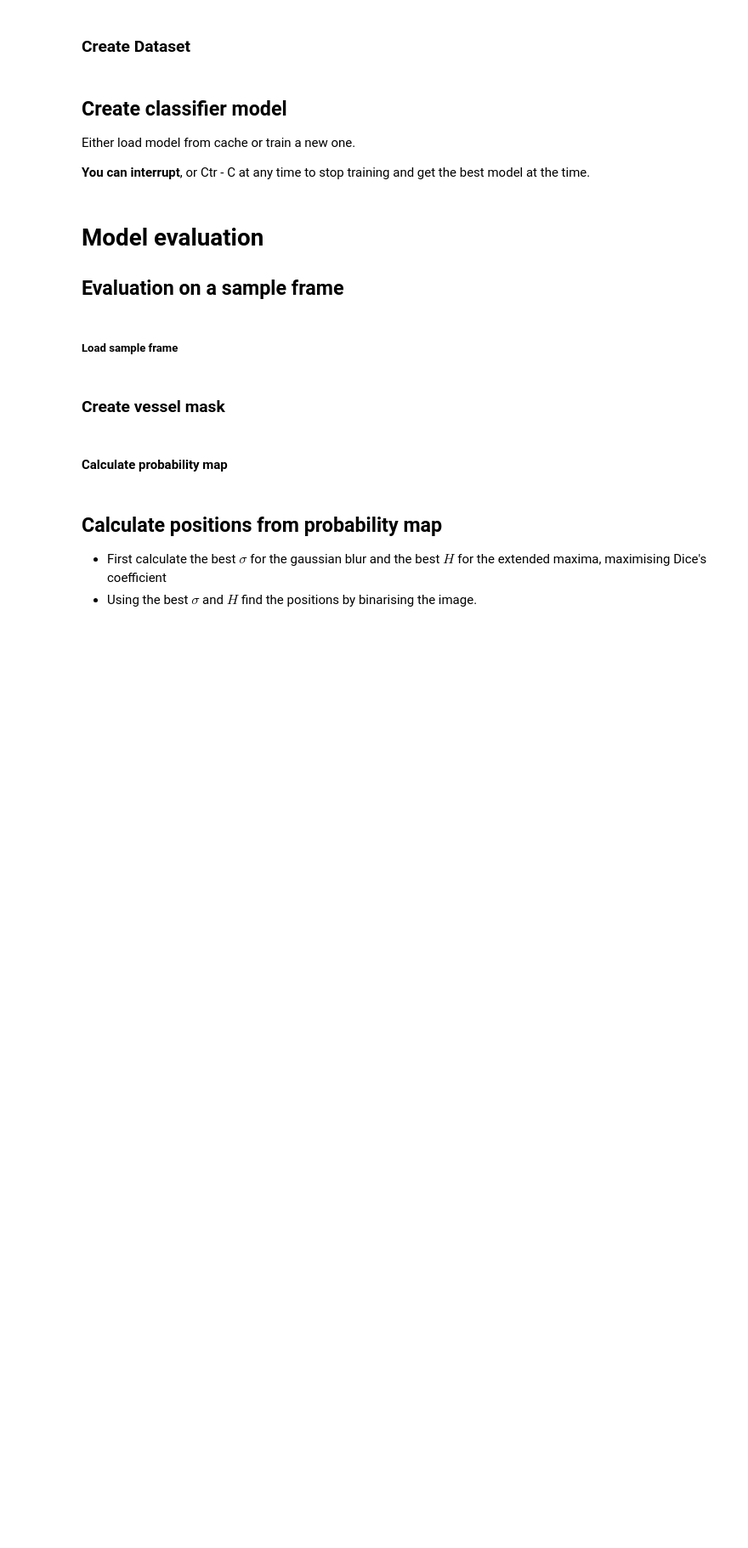
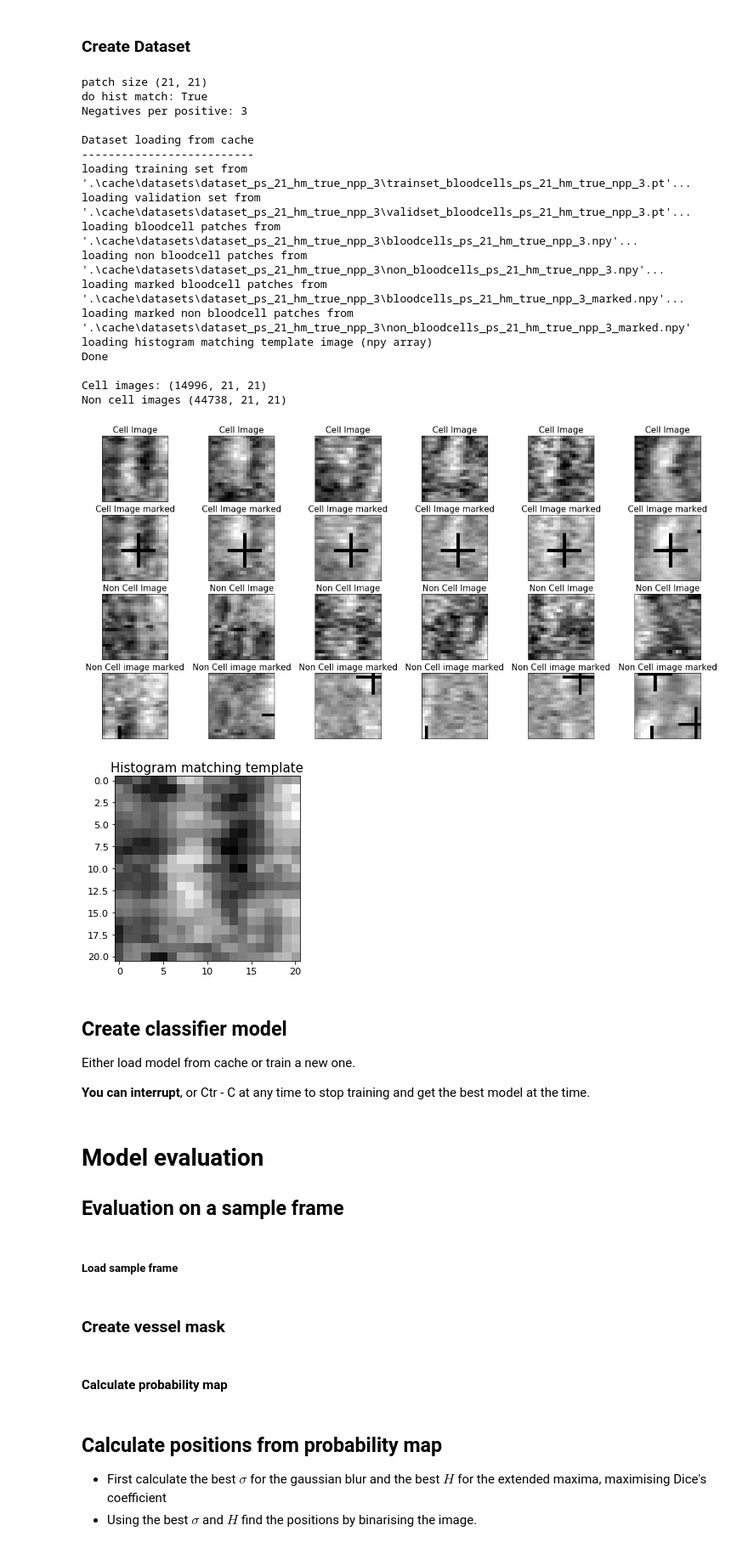
Before and after one commit to cchadj/cell-tracking-ucl-thesis, a Jupyter notebook: blood-cell-classification.ipynb, the cells around one changed output. Shown at 85% size. Drawn from its saved outputs; the diff is of its cells as text; code cells hidden in the pictures; blank space fills up the shorter version.

```diff
--- a/blood-cell-classification.ipynb
+++ b/blood-cell-classification.ipynb
@@ -75,33 +80,64 @@ for ax in axes.flatten():
         which='both',
         left=False,
         right=False,
         labelleft=False,
         bottom=False,
         top=False,
         labelbottom=False)
 
 plt.rcParams['axes.titlesize'] = 15
+for ax in axes.flatten():
+    ax.tick_params(
+        axis='both',
+        which='both',
+        left=False,
+        right=False,
+        labelleft=False,
+        bottom=False,
+        top=False,
+        labelbottom=False)
+
 for i, ax in enumerate(axes[0, :]):
     ax.imshow(cell_images[i], cmap='gray')
     ax.set_title('Cell Image')
 
 
 for i, ax in enumerate(axes[1, :]):
     axes[1, i].imshow(cell_images_marked[i], cmap='gray')
     ax.set_title('Cell Image marked')
 
 for i, ax in enumerate(axes[2, :]):
     ax.imshow(non_cell_images[i], cmap='gray')
     ax.set_title('Non Cell Image')
 
 for i, ax in enumerate(axes[3, :]):
     ax.imshow(non_cell_images_marked[i], cmap='gray')
     ax.set_title('Non Cell image marked')
 
 if do_hist_match:
     plt.figure()
     plt.imshow(hist_match_template, cmap='gray')
     plt.title('Histogram matching template')
+# %% [output]
+patch size (21, 21)
+do hist match: True
+Negatives per positive: 3
+
+Dataset loading from cache
+--------------------------
+loading training set from '.\cache\datasets\dataset_ps_21_hm_true_npp_3\trainset_bloodcells_ps_21_hm_true_npp_3.pt'...
+loading validation set from '.\cache\datasets\dataset_ps_21_hm_true_npp_3\validset_bloodcells_ps_21_hm_true_npp_3.pt'...
+loading bloodcell patches from '.\cache\datasets\dataset_ps_21_hm_true_npp_3\bloodcells_ps_21_hm_true_npp_3.npy'...
+loading non bloodcell patches from '.\cache\datasets\dataset_ps_21_hm_true_npp_3\non_bloodcells_ps_21_hm_true_npp_3.npy'...
+loading marked bloodcell patches from '.\cache\datasets\dataset_ps_21_hm_true_npp_3\bloodcells_ps_21_hm_true_npp_3_marked.npy'...
+loading marked non bloodcell patches from '.\cache\datasets\dataset_ps_21_hm_true_npp_3\non_bloodcells_ps_21_hm_true_npp_3_marked.npy'
+loading histogram matching template image (npy array)
+Done
+
+Cell images: (14996, 21, 21)
+Non cell images (44738, 21, 21)
+[figure, added]
+[figure, added]
 # %% [markdown]
 ##  Create classifier model
 Either load model from cache or train a new one.
```
Also changed, not shown: parts of 1 cell of this notebook.
